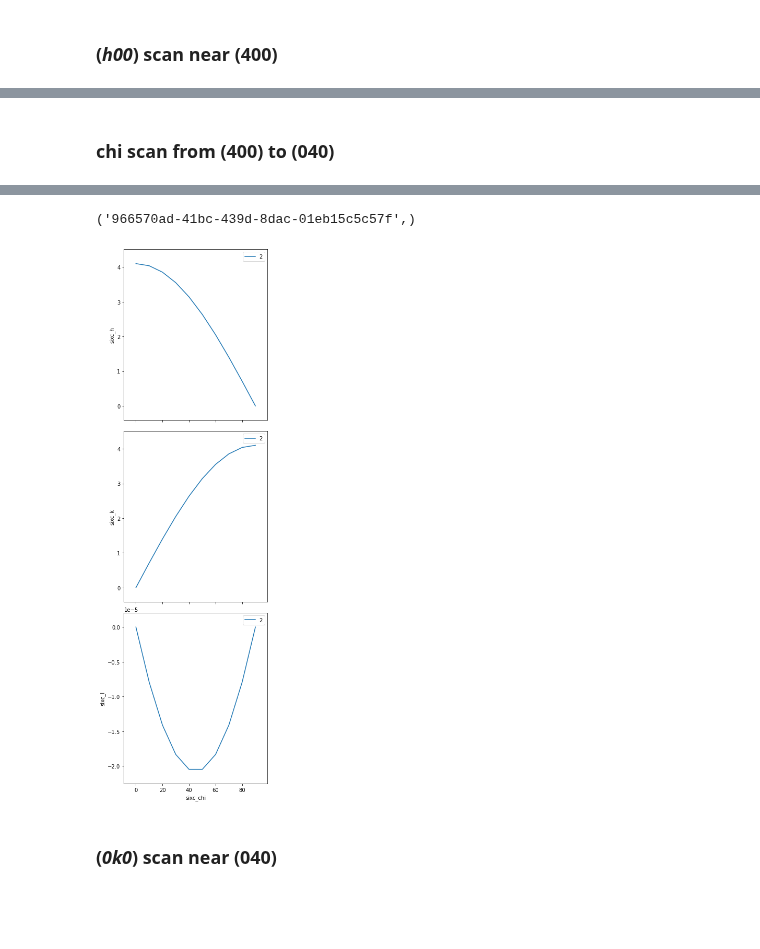
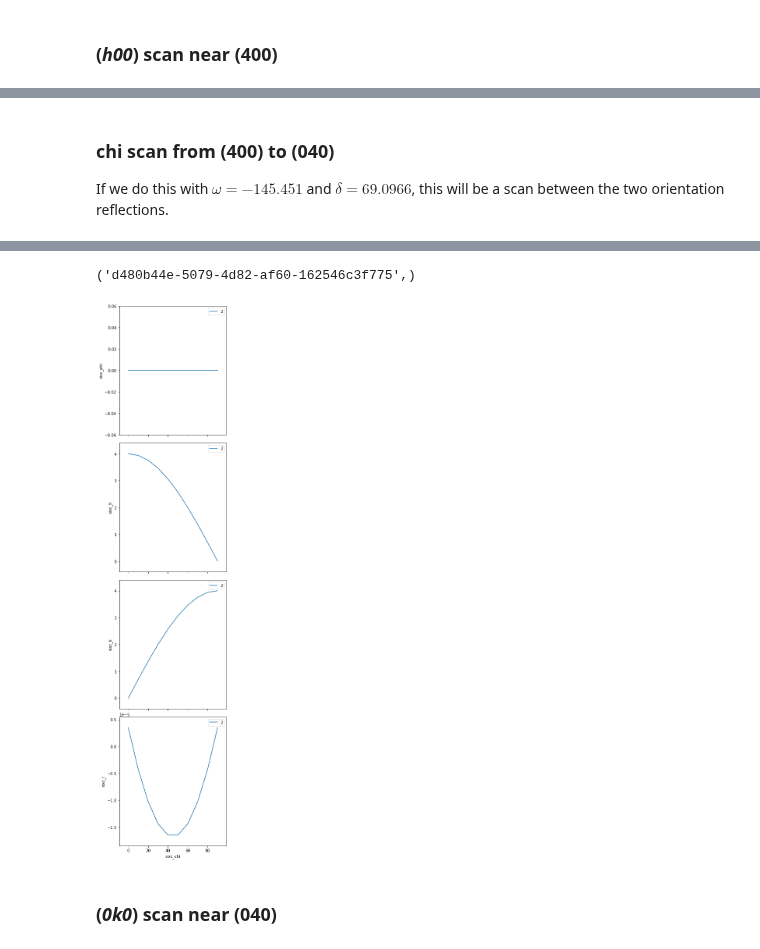
Before and after one commit to bluesky/hklpy, a Jupyter notebook: examples/geo_e6c.ipynb, the cells around one changed output, grey strips where cells are left out. Cells and saved outputs as stored; diff of their text form; code cells hidden in the pictures; blank space fills up the shorter version.

```diff
--- a/examples/geo_e6c.ipynb
+++ b/examples/geo_e6c.ipynb
@@ -358,5 +343,14 @@ generator scan ['14e6ed35'] (scan num: 1)
-# %% [markdown]
-### chi scan from (400) to (040)
+# %% [markdown]
+### chi scan from (400) to (040)
+
+If we do this with $\omega=-145.451$ and $\delta=69.0966$, this will be a scan between the two orientation reflections.
 # %%
-RE(bp.scan([sixc.chi, sixc.h, sixc.k, sixc.l], sixc.chi, 0, 90, 10))
+print("possible modes:", sixc.calc.engine.modes)
+print("chosen mode:", sixc.calc.engine.mode)
+
+# same as orientation reflections
+sixc.omega.move(-145.4500)
+sixc.delta.move(69.0985)
+
+RE(bp.scan([sixc.chi, sixc.h, sixc.k, sixc.l, sixc.chi, sixc.phi], sixc.chi, 0, 90, 10))
 # %% [output]
@@ -381,5 +374,5 @@ generator scan ['966570ad'] (scan num: 2)
-('966570ad-41bc-439d-8dac-01eb15c5c57f',)
+('d480b44e-5079-4d82-af60-162546c3f775',)
-[figure, old version]
+[figure, new version]
 # %% [markdown]
 ### (_0k0_) scan near (040)
 # %%
```
Also changed, not shown: parts of 7 cells of this notebook, 3 other files.
